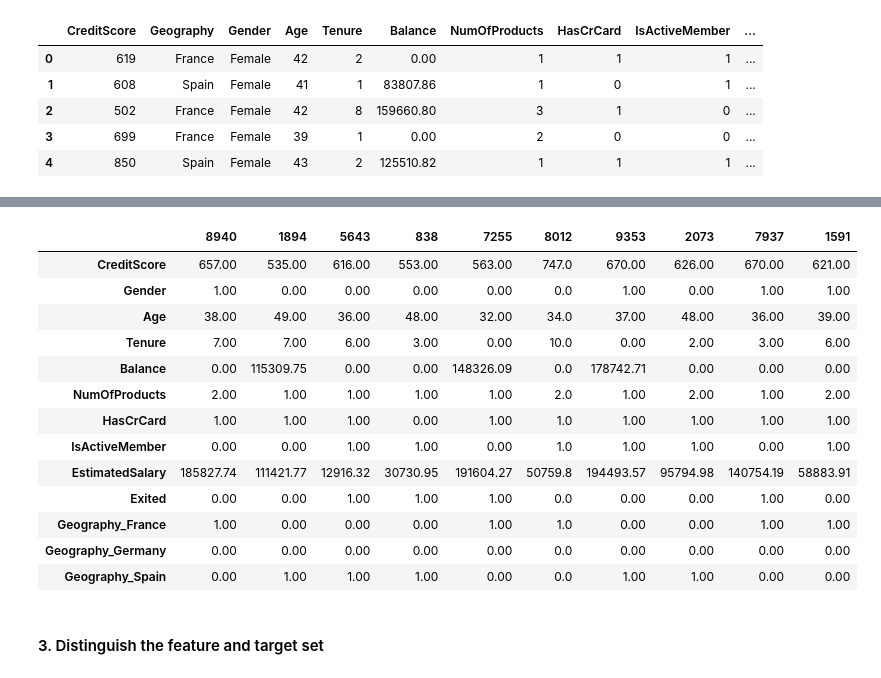
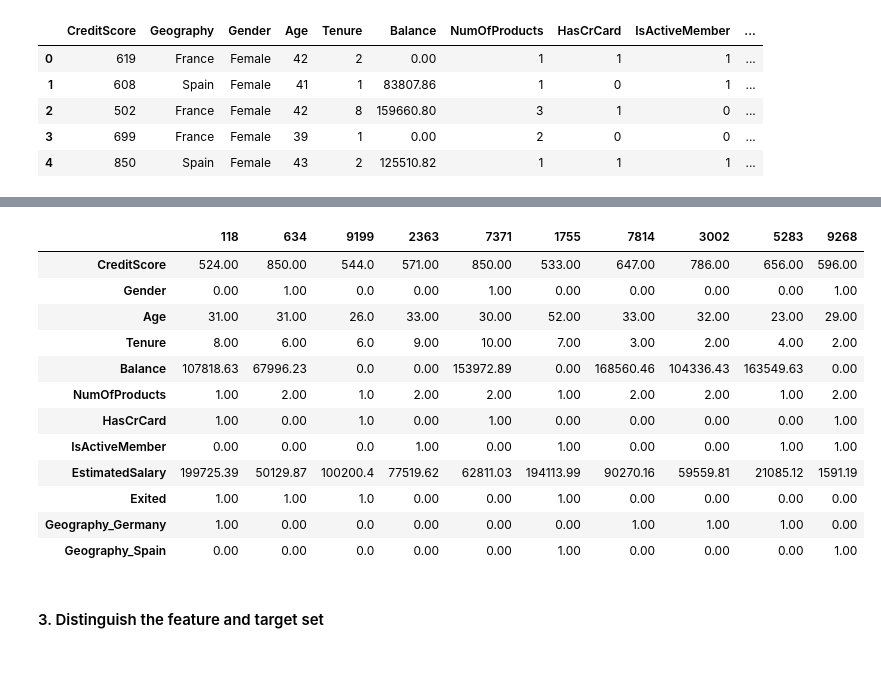
Before and after one commit to GreatLearningAIML1/bangalore-feb-batch-arunkrdas, a Jupyter notebook: NeuralNetwork&DL_R6_Project1.ipynb, the cells around one changed output, grey strips where cells are left out. Cells and saved outputs as stored; diff of their text form; code cells hidden in the pictures.

```diff
--- a/NeuralNetwork&DL_R6_Project1.ipynb
+++ b/NeuralNetwork&DL_R6_Project1.ipynb
@@ -70,21 +70,20 @@ bank.sample(5)
 # %%
-bank_num = pd.get_dummies(bank, columns=["Geography"], prefix=["Geography"], dtype='int64')
+bank_num = pd.get_dummies(bank, columns=["Geography"], prefix=["Geography"], drop_first=True, dtype='int64')
 bank_num.sample(10).T
 # %% [output]
-|  | 8940 | 1894 | 5643 | 838 | 7255 | 8012 | 9353 | 2073 | 7937 | 1591 |
-| CreditScore | 657.00 | 535.00 | 616.00 | 553.00 | 563.00 | 747.0 | 670.00 | 626.00 | 670.00 | 621.00 |
-| Gender | 1.00 | 0.00 | 0.00 | 0.00 | 0.00 | 0.0 | 1.00 | 0.00 | 1.00 | 1.00 |
-| Age | 38.00 | 49.00 | 36.00 | 48.00 | 32.00 | 34.0 | 37.00 | 48.00 | 36.00 | 39.00 |
-| Tenure | 7.00 | 7.00 | 6.00 | 3.00 | 0.00 | 10.0 | 0.00 | 2.00 | 3.00 | 6.00 |
-| Balance | 0.00 | 115309.75 | 0.00 | 0.00 | 148326.09 | 0.0 | 178742.71 | 0.00 | 0.00 | 0.00 |
-| NumOfProducts | 2.00 | 1.00 | 1.00 | 1.00 | 1.00 | 2.0 | 1.00 | 2.00 | 1.00 | 2.00 |
-| HasCrCard | 1.00 | 1.00 | 1.00 | 0.00 | 1.00 | 1.0 | 1.00 | 1.00 | 1.00 | 1.00 |
-| IsActiveMember | 0.00 | 0.00 | 1.00 | 1.00 | 0.00 | 1.0 | 1.00 | 1.00 | 0.00 | 1.00 |
-| EstimatedSalary | 185827.74 | 111421.77 | 12916.32 | 30730.95 | 191604.27 | 50759.8 | 194493.57 | 95794.98 | 140754.19 | 58883.91 |
-| Exited | 0.00 | 0.00 | 1.00 | 1.00 | 1.00 | 0.0 | 0.00 | 0.00 | 1.00 | 0.00 |
-| Geography_France | 1.00 | 0.00 | 0.00 | 0.00 | 1.00 | 1.0 | 0.00 | 0.00 | 1.00 | 1.00 |
-| Geography_Germany | 0.00 | 0.00 | 0.00 | 0.00 | 0.00 | 0.0 | 0.00 | 0.00 | 0.00 | 0.00 |
-| Geography_Spain | 0.00 | 1.00 | 1.00 | 1.00 | 0.00 | 0.0 | 1.00 | 1.00 | 0.00 | 0.00 |
+|  | 118 | 634 | 9199 | 2363 | 7371 | 1755 | 7814 | 3002 | 5283 | 9268 |
+| CreditScore | 524.00 | 850.00 | 544.0 | 571.00 | 850.00 | 533.00 | 647.00 | 786.00 | 656.00 | 596.00 |
+| Gender | 0.00 | 1.00 | 0.0 | 0.00 | 1.00 | 0.00 | 0.00 | 0.00 | 0.00 | 1.00 |
+| Age | 31.00 | 31.00 | 26.0 | 33.00 | 30.00 | 52.00 | 33.00 | 32.00 | 23.00 | 29.00 |
+| Tenure | 8.00 | 6.00 | 6.0 | 9.00 | 10.00 | 7.00 | 3.00 | 2.00 | 4.00 | 2.00 |
+| Balance | 107818.63 | 67996.23 | 0.0 | 0.00 | 153972.89 | 0.00 | 168560.46 | 104336.43 | 163549.63 | 0.00 |
+| NumOfProducts | 1.00 | 2.00 | 1.0 | 2.00 | 2.00 | 1.00 | 2.00 | 2.00 | 1.00 | 2.00 |
+| HasCrCard | 1.00 | 0.00 | 1.0 | 0.00 | 1.00 | 0.00 | 0.00 | 0.00 | 0.00 | 1.00 |
+| IsActiveMember | 0.00 | 0.00 | 0.0 | 1.00 | 0.00 | 1.00 | 0.00 | 0.00 | 1.00 | 1.00 |
+| EstimatedSalary | 199725.39 | 50129.87 | 100200.4 | 77519.62 | 62811.03 | 194113.99 | 90270.16 | 59559.81 | 21085.12 | 1591.19 |
+| Exited | 1.00 | 1.00 | 1.0 | 0.00 | 0.00 | 1.00 | 0.00 | 0.00 | 0.00 | 0.00 |
+| Geography_Germany | 1.00 | 0.00 | 0.0 | 0.00 | 0.00 | 0.00 | 1.00 | 1.00 | 1.00 | 0.00 |
+| Geography_Spain | 0.00 | 0.00 | 0.0 | 0.00 | 0.00 | 1.00 | 0.00 | 0.00 | 0.00 | 1.00 |
 # %% [markdown]
 #### 3. Distinguish the feature and target set
 # %%
```
Also changed, not shown: parts of 3 cells of this notebook.
